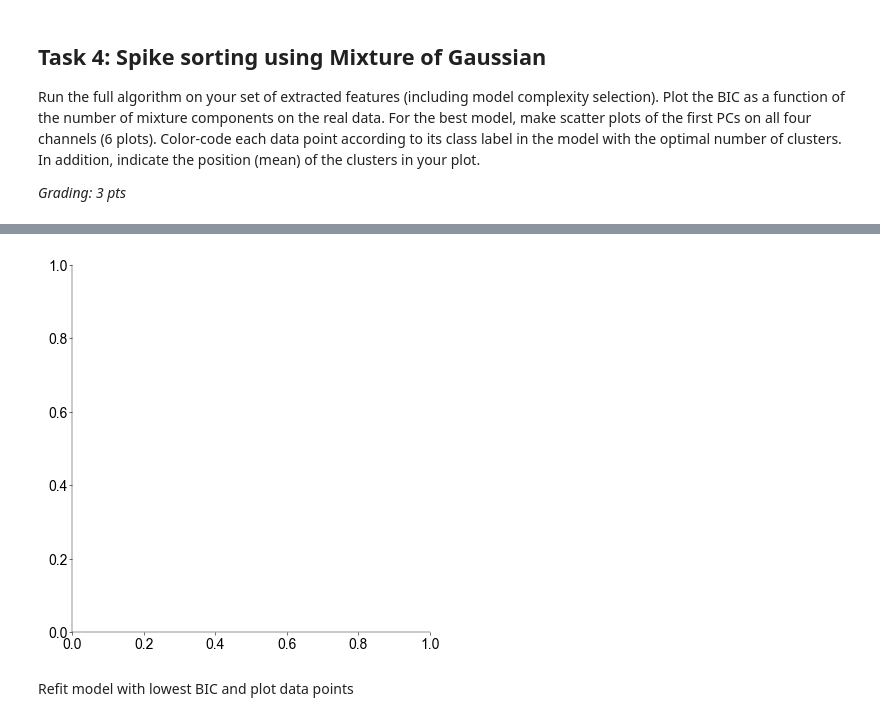
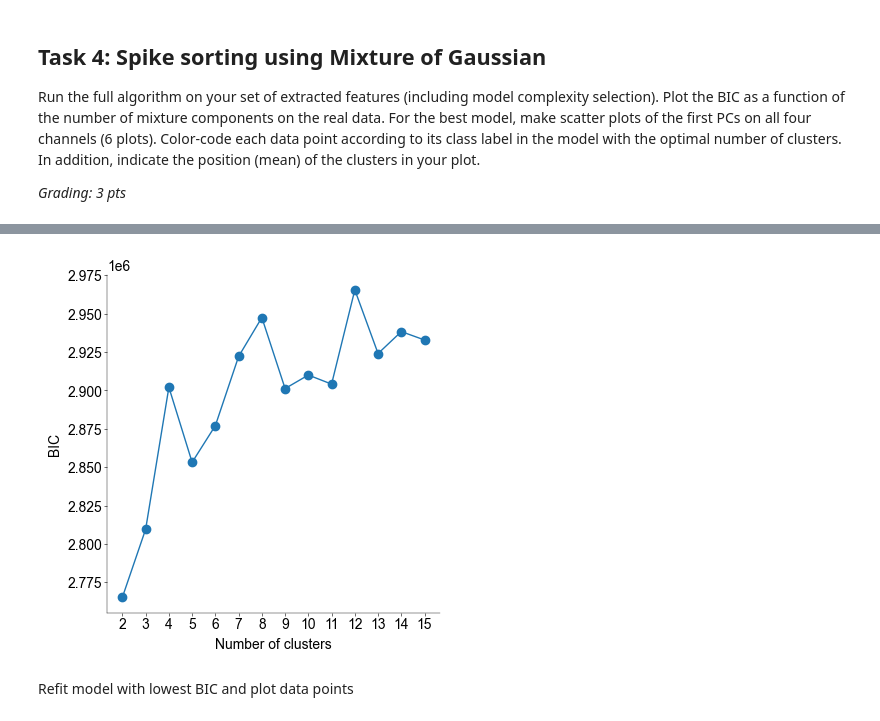
Before and after one commit to H-Kugler/neural-data-science, a Jupyter notebook: notebooks/CodingLab2.ipynb, the cells around one changed output, grey strips where cells are left out. Cells and saved outputs as stored; diff of their text form; code cells hidden in the pictures.

```diff
--- a/notebooks/CodingLab2.ipynb
+++ b/notebooks/CodingLab2.ipynb
@@ -297,7 +342,7 @@ def mog_bic(
     k, n_dims = m.shape
     N, _ = x.shape
 
-    # Compute the log-likelihood
+    # Compute the log-likelihood (Formula from the lecture)
     LL = np.sum(
         np.log(
             np.sum(
@@ -311,9 +356,12 @@ def mog_bic(
             )
         )
     )
-    P = k * (n_dims + np.sum(range(n_dims)) + 1)
+    P = k * (
+        n_dims + np.sum(range(n_dims)) + 1
+    )  # first term: means, second term: (symmetric) covariance matrices, third term: responsibilities
+
+    # Compute the BIC
     bic = -2 * LL + P * np.log(N)
-    print(P)
 
     return bic, LL
 # %%
@@ -334,5 +381,12 @@ BIC = np.zeros((num_seeds, len(K)))
 LL = np.zeros((num_seeds, len(K)))
 
 # run mog and BIC multiple times here
+
+for i, k in enumerate(K):
+    for j in range(num_seeds):
+        mog_labels, m, S, p = fit_mog(x, k=k, random_seed=j)
+        bic, ll = mog_bic(x, m=m, S=S, p=p)
+        BIC[j, i] = bic
+        LL[j, i] = ll
 # %%
 fig, ax = plt.subplots(figsize=(4, 4))
@@ -354,3 +414,16 @@ num_seeds = 5
 
 BIC = np.zeros((num_seeds, len(K)))
 LL = np.zeros((num_seeds, len(K)))
+
+# we have loaded the features in to the variable 'b'
+print(b.shape)
+
+# run mog and BIC multiple times here (same as above)
+
+for i, k in enumerate(K):
+    print(f"Number of Clusters:{i}")
+    for j in range(num_seeds):
+        mog_labels, m, S, p = fit_mog(b, k=k, random_seed=j)
+        bic, ll = mog_bic(b, m=m, S=S, p=p)
+        BIC[j, i] = bic
+        LL[j, i] = ll
@@ -357,9 +446,14 @@ LL = np.zeros((num_seeds, len(K)))
 # %%
 fig, ax = plt.subplots(figsize=(4, 4))
 
 # plot BIC
+ax.plot(K, BIC.min(axis=0), marker="o")
+ax.set_xlabel("Number of clusters")
+ax.set_xticks(K)
+ax.set_ylabel("BIC")
+plt.show()
 # %% [output]
-[figure, old version]
+[figure, new version]
 # %% [markdown]
 Refit model with lowest BIC and plot data points
 # %%
```
Also changed, not shown: parts of 9 cells of this notebook.
